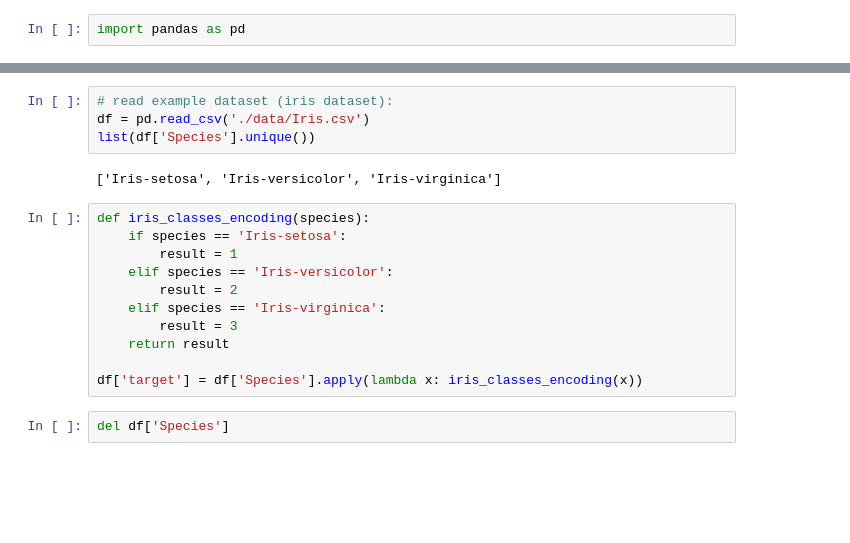
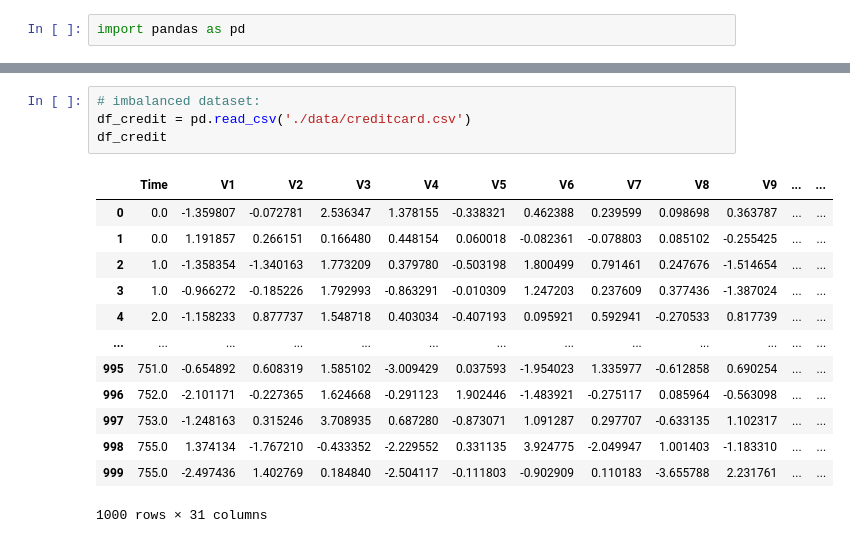
Before and after one commit to aleksei-balabukha-idf/ML_Simulator, a Jupyter notebook: 3_Middle/Churn_rate_2/Churn_rate_2_Bootstrap.ipynb, the cells around one changed output, grey strips where cells are left out. Saved outputs shown, nothing was run; the diff lists cells and outputs as text; blank space fills up the shorter version.

```diff
--- a/3_Middle/Churn_rate_2/Churn_rate_2_Bootstrap.ipynb
+++ b/3_Middle/Churn_rate_2/Churn_rate_2_Bootstrap.ipynb
@@ -91,19 +180,18 @@ def roc_auc_ci(
 # %%
-# read example dataset (iris dataset):
-df = pd.read_csv('./data/Iris.csv')
-list(df['Species'].unique())
+# imbalanced dataset:
+df_credit = pd.read_csv('./data/creditcard.csv')
+df_credit
 # %% [output]
+|  | Time | V1 | V2 | V3 | V4 | V5 | V6 | V7 | V8 | V9 | ... | ... |
+| 0 | 0.0 | -1.359807 | -0.072781 | 2.536347 | 1.378155 | -0.338321 | 0.462388 | 0.239599 | 0.098698 | 0.363787 | ... | ... |
+| 1 | 0.0 | 1.191857 | 0.266151 | 0.166480 | 0.448154 | 0.060018 | -0.082361 | -0.078803 | 0.085102 | -0.255425 | ... | ... |
+| 2 | 1.0 | -1.358354 | -1.340163 | 1.773209 | 0.379780 | -0.503198 | 1.800499 | 0.791461 | 0.247676 | -1.514654 | ... | ... |
+| 3 | 1.0 | -0.966272 | -0.185226 | 1.792993 | -0.863291 | -0.010309 | 1.247203 | 0.237609 | 0.377436 | -1.387024 | ... | ... |
+| 4 | 2.0 | -1.158233 | 0.877737 | 1.548718 | 0.403034 | -0.407193 | 0.095921 | 0.592941 | -0.270533 | 0.817739 | ... | ... |
+| ... | ... | ... | ... | ... | ... | ... | ... | ... | ... | ... | ... | ... |
+| 995 | 751.0 | -0.654892 | 0.608319 | 1.585102 | -3.009429 | 0.037593 | -1.954023 | 1.335977 | -0.612858 | 0.690254 | ... | ... |
+| 996 | 752.0 | -2.101171 | -0.227365 | 1.624668 | -0.291123 | 1.902446 | -1.483921 | -0.275117 | 0.085964 | -0.563098 | ... | ... |
+| 997 | 753.0 | -1.248163 | 0.315246 | 3.708935 | 0.687280 | -0.873071 | 1.091287 | 0.297707 | -0.633135 | 1.102317 | ... | ... |
+| 998 | 755.0 | 1.374134 | -1.767210 | -0.433352 | -2.229552 | 0.331135 | 3.924775 | -2.049947 | 1.001403 | -1.183310 | ... | ... |
+| 999 | 755.0 | -2.497436 | 1.402769 | 0.184840 | -2.504117 | -0.111803 | -0.902909 | 0.110183 | -3.655788 | 2.231761 | ... | ... |
-['Iris-setosa', 'Iris-versicolor', 'Iris-virginica']
+1000 rows × 31 columns
-# %%
-def iris_classes_encoding(species):
-    if species == 'Iris-setosa':
-        result = 1
-    elif species == 'Iris-versicolor':
-        result = 2
-    elif species == 'Iris-virginica':
-        result = 3
-    return result
-
-df['target'] = df['Species'].apply(lambda x: iris_classes_encoding(x))
-# %%
-del df['Species']
```
Also changed, not shown: parts of 29 cells of this notebook.
